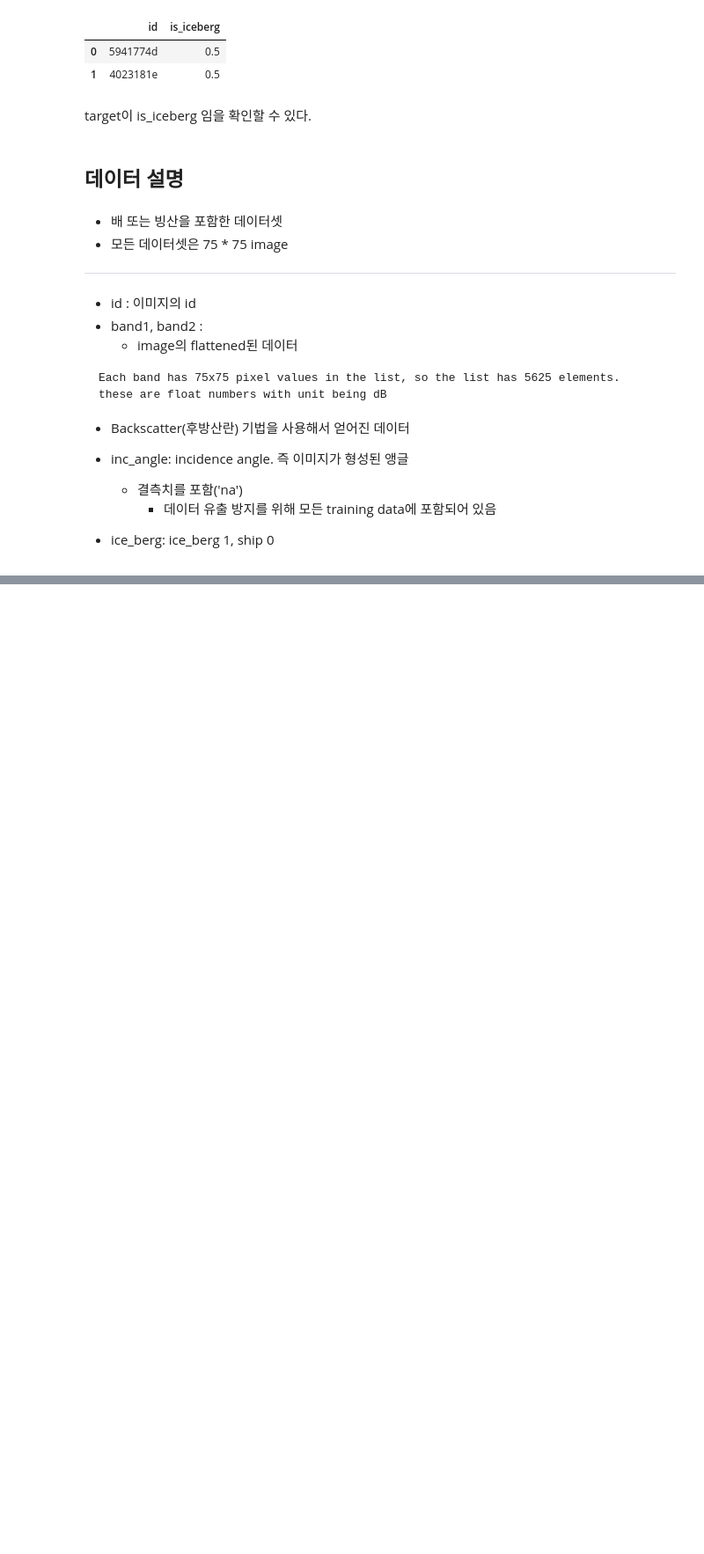
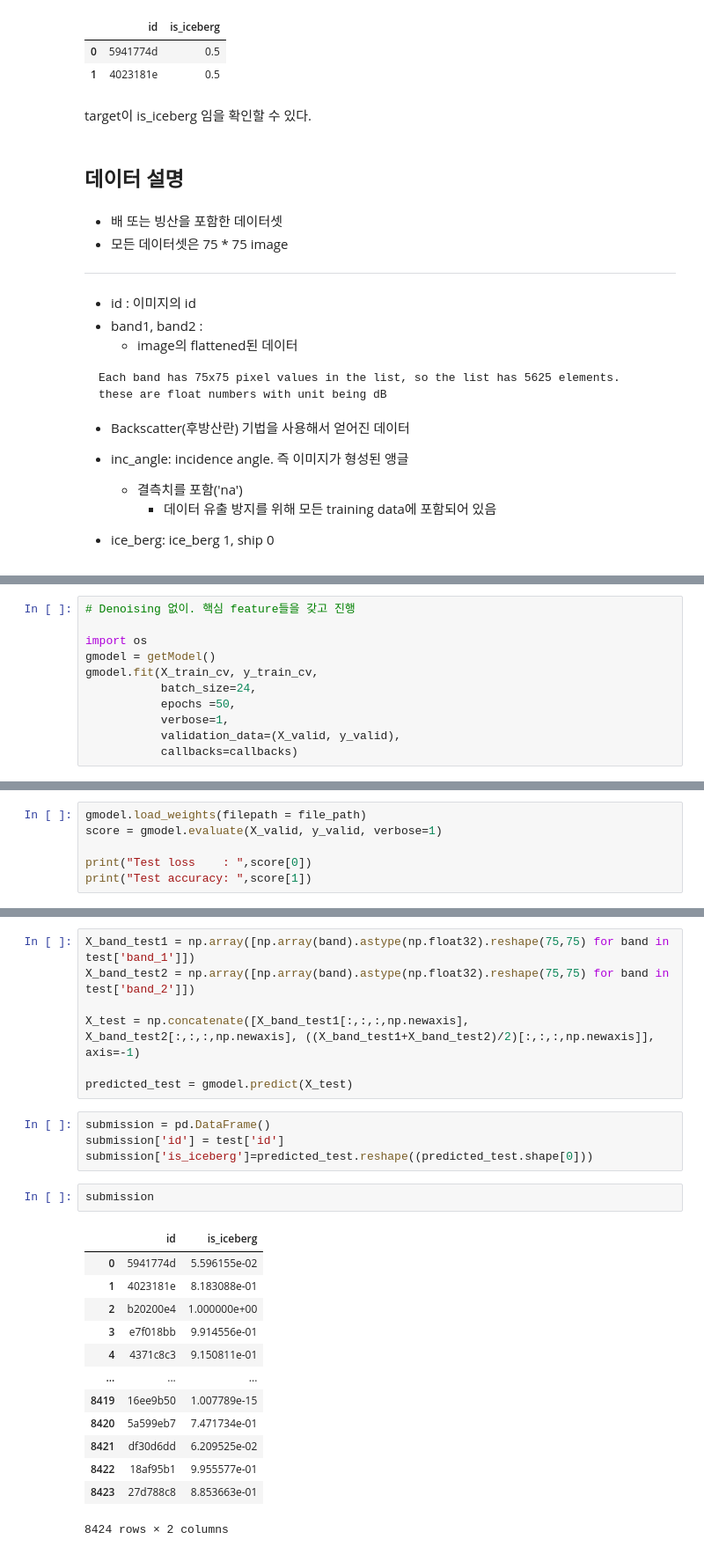
Before and after one commit to MinsooKwak/Kaggle_note, a Jupyter notebook: image/iceberg/Image_binary_classification.ipynb, the cells around one changed output, grey strips where cells are left out. Shown: that part at 88% size. Saved outputs shown, nothing was run; the diff lists cells and outputs as text; blank space fills up the shorter version.

Commit message:
iceberg image binary classification 1st

```diff
--- a/image/iceberg/Image_binary_classification.ipynb
+++ b/image/iceberg/Image_binary_classification.ipynb
@@ -214,0 +495,11 @@ these are float numbers with unit being dB
+# %%
+# Denoising 없이. 핵심 feature들을 갖고 진행
+
+import os
+gmodel = getModel()
+gmodel.fit(X_train_cv, y_train_cv,
+           batch_size=24,
+           epochs =50,
+           verbose=1,
+           validation_data=(X_valid, y_valid),
+           callbacks=callbacks)
@@ -214,0 +526,6 @@ these are float numbers with unit being dB
+# %%
+gmodel.load_weights(filepath = file_path)
+score = gmodel.evaluate(X_valid, y_valid, verbose=1)
+
+print("Test loss    : ",score[0])
+print("Test accuracy: ",score[1])
@@ -214,0 +536,27 @@ these are float numbers with unit being dB
+# %%
+X_band_test1 = np.array([np.array(band).astype(np.float32).reshape(75,75) for band in test['band_1']])
+X_band_test2 = np.array([np.array(band).astype(np.float32).reshape(75,75) for band in test['band_2']])
+
+X_test = np.concatenate([X_band_test1[:,:,:,np.newaxis], X_band_test2[:,:,:,np.newaxis], ((X_band_test1+X_band_test2)/2)[:,:,:,np.newaxis]], axis=-1)
+
+predicted_test = gmodel.predict(X_test)
+# %%
+submission = pd.DataFrame()
+submission['id'] = test['id']
+submission['is_iceberg']=predicted_test.reshape((predicted_test.shape[0]))
+# %%
+submission
+# %% [output]
+|  | id | is_iceberg |
+| 0 | 5941774d | 5.596155e-02 |
+| 1 | 4023181e | 8.183088e-01 |
+| 2 | b20200e4 | 1.000000e+00 |
+| 3 | e7f018bb | 9.914556e-01 |
+| 4 | 4371c8c3 | 9.150811e-01 |
+| ... | ... | ... |
+| 8419 | 16ee9b50 | 1.007789e-15 |
+| 8420 | 5a599eb7 | 7.471734e-01 |
+| 8421 | df30d6dd | 6.209525e-02 |
+| 8422 | 18af95b1 | 9.955577e-01 |
+| 8423 | 27d788c8 | 8.853663e-01 |
+8424 rows × 2 columns
```
Also changed, not shown: parts of 35 cells of this notebook.
